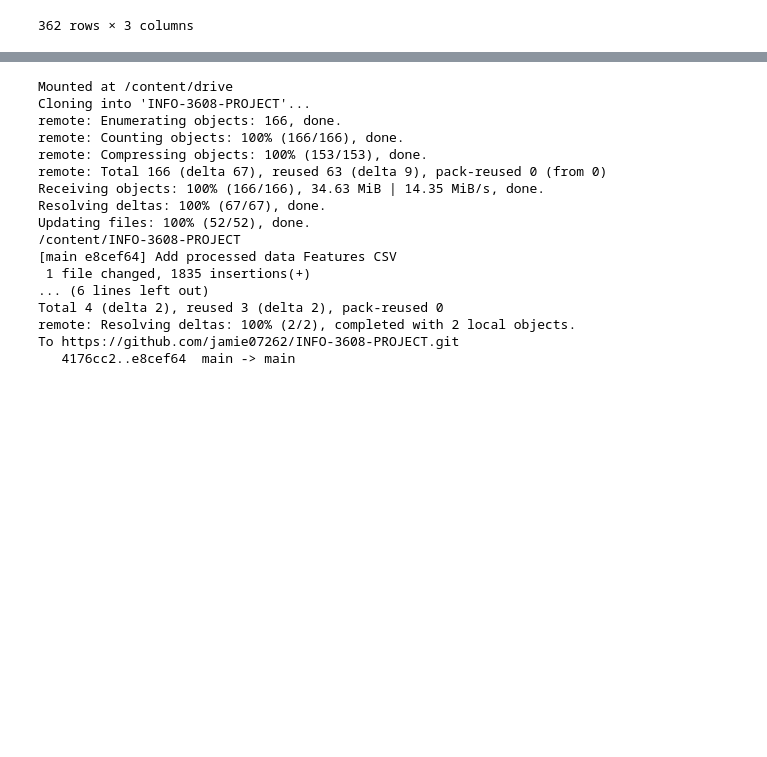
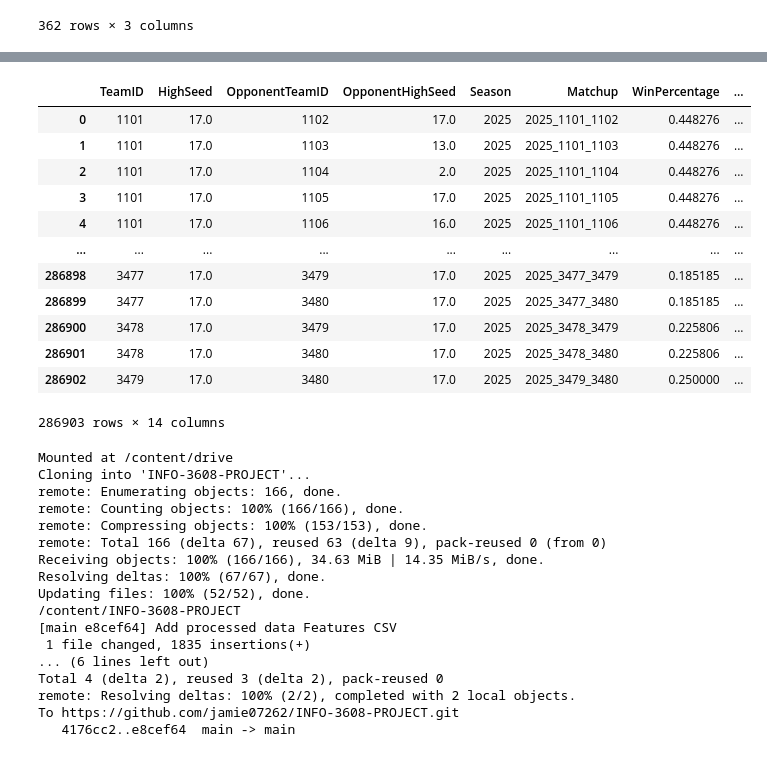
Before and after one commit to jamie07262/INFO-3608-PROJECT, a Jupyter notebook: Data_Processor.ipynb, the cells around one changed output, grey strips where cells are left out. Drawn from its saved outputs; the diff is of its cells as text; code cells hidden in the pictures; blank space fills up the shorter version.

Commit message:
Fill NaN HighSeeds with 17 and 538ratings with 50

```diff
--- a/Data_Processor.ipynb
+++ b/Data_Processor.ipynb
@@ -838,3 +838,20 @@ display(agg_538)
 | 360 | 3460 | W | 75.225000 |
 | 361 | 3461 | W | 72.710000 |
 362 rows × 3 columns
+# %%
+# Merge 538 rating scores for TeamID
+df_team_pairs = df_team_pairs.merge(
+    agg_538,
+    on=["TeamID"],
+    how="left",
+)
+
+# Merge 538 rating scores for OpponentTeamID
+df_team_pairs = df_team_pairs.merge(
+    agg_538.rename(
+        columns={"TeamID": "OpponentTeamID"}
+    ),
+    on=["OpponentTeamID"],
+    how="left",
+    suffixes=("", "Opponent"),
+)
@@ -841,3 +874,26 @@ display(agg_538)
+# %%
+# Fill High before Feature Calculations
+for col in df_team_pairs.columns:
+    if col in ["HighSeed", "OpponentHighSeed"]:
+        df_team_pairs[col] = df_team_pairs[col].fillna(17)
+    if col in ["Average538rating", "Average538ratingOpponent"]:
+        df_team_pairs[col] = df_team_pairs[col].fillna(50)
+# %%
+display(df_team_pairs)
+# %% [output]
+|  | TeamID | HighSeed | OpponentTeamID | OpponentHighSeed | Season | Matchup | WinPercentage | ... |
+| 0 | 1101 | 17.0 | 1102 | 17.0 | 2025 | 2025_1101_1102 | 0.448276 | ... |
+| 1 | 1101 | 17.0 | 1103 | 13.0 | 2025 | 2025_1101_1103 | 0.448276 | ... |
+| 2 | 1101 | 17.0 | 1104 | 2.0 | 2025 | 2025_1101_1104 | 0.448276 | ... |
+| 3 | 1101 | 17.0 | 1105 | 17.0 | 2025 | 2025_1101_1105 | 0.448276 | ... |
+| 4 | 1101 | 17.0 | 1106 | 16.0 | 2025 | 2025_1101_1106 | 0.448276 | ... |
+| ... | ... | ... | ... | ... | ... | ... | ... | ... |
+| 286898 | 3477 | 17.0 | 3479 | 17.0 | 2025 | 2025_3477_3479 | 0.185185 | ... |
+| 286899 | 3477 | 17.0 | 3480 | 17.0 | 2025 | 2025_3477_3480 | 0.185185 | ... |
+| 286900 | 3478 | 17.0 | 3479 | 17.0 | 2025 | 2025_3478_3479 | 0.225806 | ... |
+| 286901 | 3478 | 17.0 | 3480 | 17.0 | 2025 | 2025_3478_3480 | 0.225806 | ... |
+| 286902 | 3479 | 17.0 | 3480 | 17.0 | 2025 | 2025_3479_3480 | 0.250000 | ... |
+286903 rows × 14 columns
 # %%
 ####################################### READ ##############################################
 ############## IF RUNNING THIS THEN REPLACE MY EMAIL AND USERNAME WITH YOURS ##############
```
Also changed, not shown: parts of 1 cell of this notebook.
